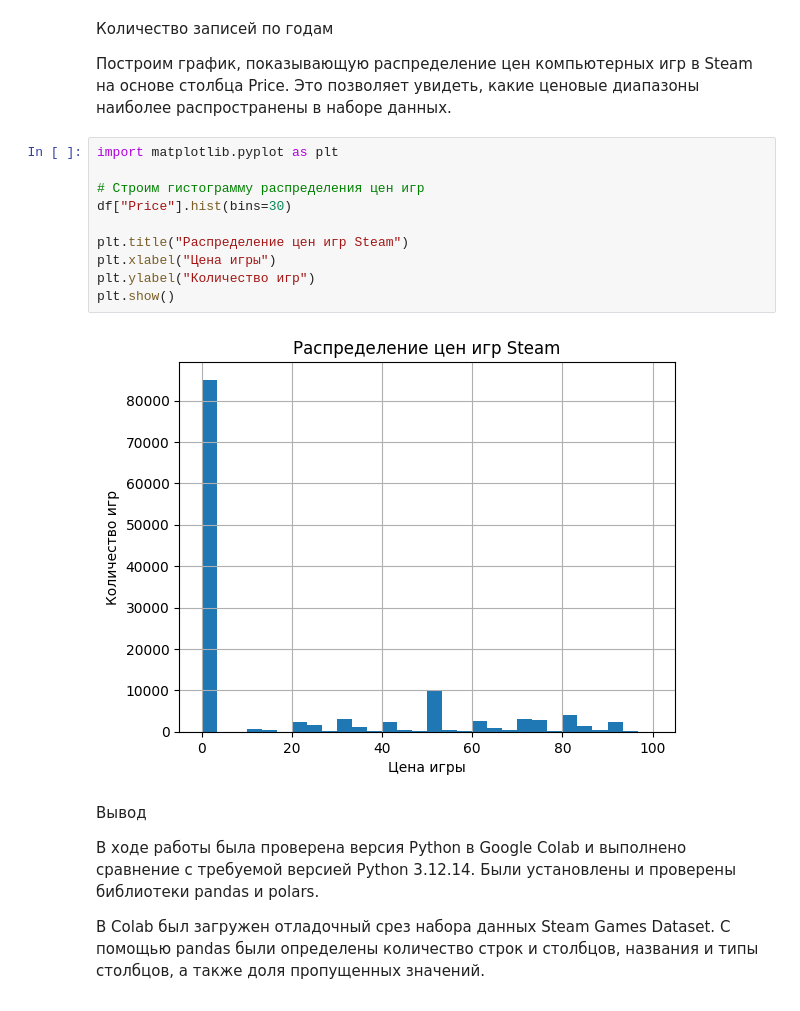
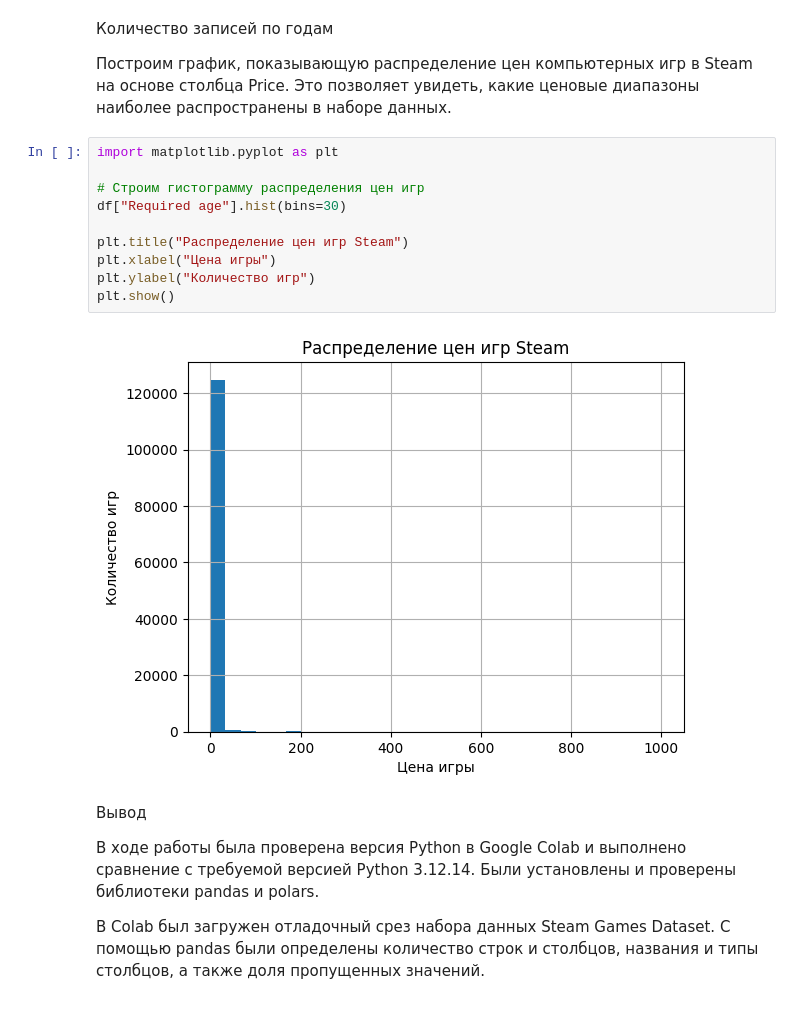
Before and after one commit to polinaburlacheva-eng/python-data-lab1, a Jupyter notebook: Google_colabLab1.ipynb, the cells around one changed output. Cells and saved outputs as stored; diff of their text form.

```diff
--- a/Google_colabLab1.ipynb
+++ b/Google_colabLab1.ipynb
@@ -137,15 +137,15 @@ dtype: float64
 # %%
 import matplotlib.pyplot as plt
 
 # Строим гистограмму распределения цен игр
-df["Price"].hist(bins=30)
+df["Required age"].hist(bins=30)
 
 plt.title("Распределение цен игр Steam")
 plt.xlabel("Цена игры")
 plt.ylabel("Количество игр")
 plt.show()
 # %% [output]
-[figure, old version]
+[figure, new version]
 # %% [markdown]
 Вывод
 
```
Also changed, not shown: parts of 2 cells of this notebook.
